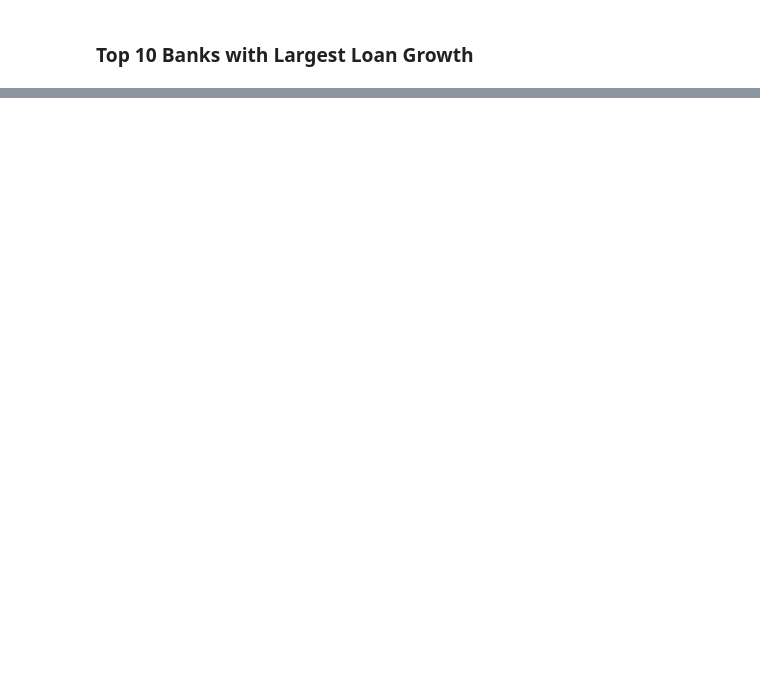
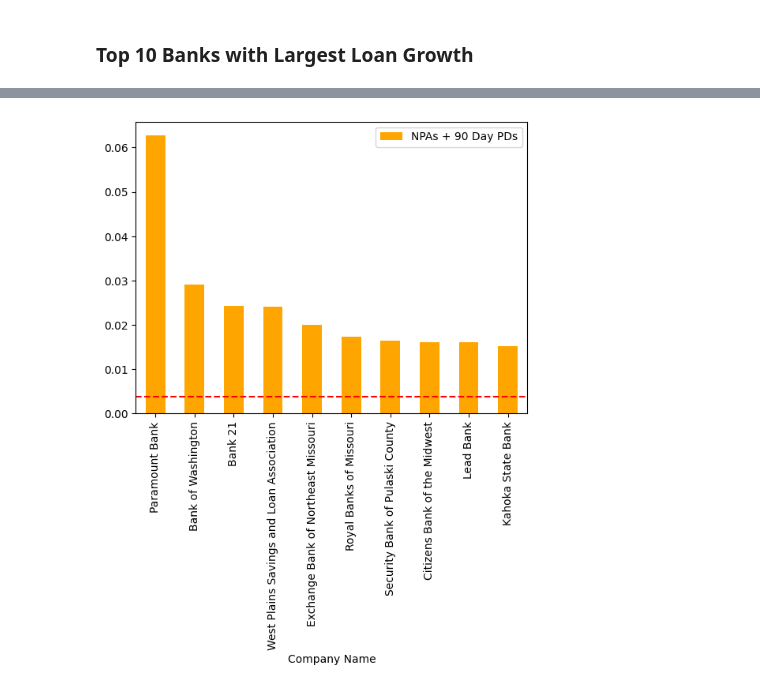
Before and after one commit to chelsbrammer/loan-losses-analysis, a Jupyter notebook: loan_analysis.ipynb, the cells around one changed output, grey strips where cells are left out. Cells and saved outputs as stored; diff of their text form; code cells hidden in the pictures; blank space fills up the shorter version.

```diff
--- a/loan_analysis.ipynb
+++ b/loan_analysis.ipynb
@@ -78,0 +143,8 @@ new_df.nlargest(n=10, columns=['Past Due 30-89 Days'])
+# %%
+top10npas = new_df.nlargest(n=10, columns='NPAs + 90 Day PDs')
+
+top10npas.plot(kind='bar', x='Company Name', y='NPAs + 90 Day PDs', color='orange')
+plt.axhline(y=0.0038, color='r', linestyle='--')
+plt.show()
+# %% [output]
+[figure, added]
```
Also changed, not shown: parts of 21 cells of this notebook, 1 other file.
